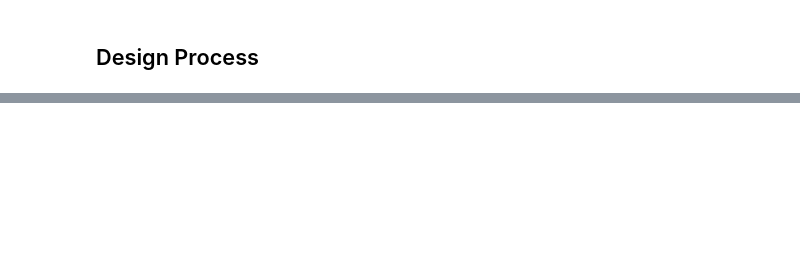
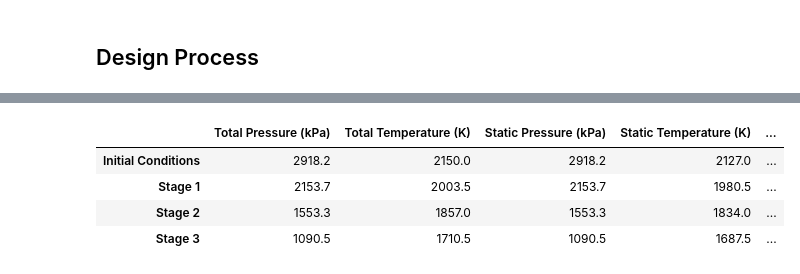
Before and after one commit to WillUoC/ABP-project-2, a Jupyter notebook: Compressor.ipynb, the cells around one changed output, grey strips where cells are left out. Saved outputs shown, nothing was run; the diff lists cells and outputs as text; code cells hidden in the pictures; blank space fills up the shorter version.

```diff
--- a/Compressor.ipynb
+++ b/Compressor.ipynb
@@ -608,30 +649,37 @@ for i in range(t_stages):
     a_2rs = np.sqrt(gamma_c*R*T_2rs)
     M_v2ts = V_2rs/a_2rs
 
     beta_2_t, alpha_2_t, beta_3_t, alpha_3_t, beta_1_t, alpha_1_t = np.array([beta_2_t, alpha_2_t, beta_3_t, alpha_3_t, beta_1_t, alpha_1_t]) * 180/np.pi
     beta_2_r, alpha_2_r, beta_3_r, alpha_3_r, beta_1_r, alpha_1_r = np.array([beta_2_r, alpha_2_r, beta_3_r, alpha_3_r, beta_1_r, alpha_1_r]) * 180/np.pi
 
     variable_array_turb[i+1, :] =\
          [P_ts, T_ts, P_s, T_s, rho_s, A_s, r_trs, r_tts, alpha_1_r, beta_1_r, alpha_2_r, beta_2_r, alpha_3_r, beta_3_r, alpha_1_t, beta_1_t, alpha_2_t, beta_2_t, alpha_3_t, beta_3_t, M_v2ts]
 
     alpha_rs_list = [alpha_1_r, alpha_2_r, alpha_3_r]
     beta_rs_list = [beta_1_r, beta_2_r, beta_3_r]
 
     alpha_ts_list = [alpha_1_t, alpha_2_t, alpha_3_t]
     beta_ts_list = [beta_1_t, beta_2_t, beta_3_t]
 
     plot_stage_triangle(f'Turbine Root Stage {i+1}', C_a, alpha_rs_list, beta_rs_list, 'turbine-triangles', -550, 550)
     plot_stage_triangle(f'Turbine Tip Stage {i+1}', C_a, alpha_ts_list, beta_ts_list, 'turbine-triangles', -550, 550)
 
 # print(f'Fan Pressure Ratio: {variable_array[0, 0]/P_a:.1f}')
 # print(f'Compressor Pressure Ratio: {variable_array[-1, 0]/variable_array[0, 0]:.1f}')
 # print(f'Total Pressure Ratio: {variable_array[-1, 0]/P_a:.1f}')
 
 variable_array_turb_display = variable_array_turb.copy()
 variable_array_turb_display[:, 0] = variable_array_turb_display[:, 0]/1000
 variable_array_turb_display[:, 2] = variable_array_turb_display[:, 2]/1000
 
 df = pd.DataFrame(variable_array_turb_display, columns=label_array_turb, index=index_array_turb)
+df.to_csv('Turbine-Table.csv',index=True)
 df_styled_turbine = df.style.format(style_dict_turb)
 display(df_styled_turbine)
 dfi.export(df_styled_turbine, 'Turbine-Table.png')
+# %% [output]
+|  | Total Pressure (kPa) | Total Temperature (K) | Static Pressure (kPa) | Static Temperature (K) | ... |
+| Initial Conditions | 2918.2 | 2150.0 | 2918.2 | 2127.0 | ... |
+| Stage 1 | 2153.7 | 2003.5 | 2153.7 | 1980.5 | ... |
+| Stage 2 | 1553.3 | 1857.0 | 1553.3 | 1834.0 | ... |
+| Stage 3 | 1090.5 | 1710.5 | 1090.5 | 1687.5 | ... |
```
Also changed, not shown: parts of 4 cells of this notebook, 1 other file.
